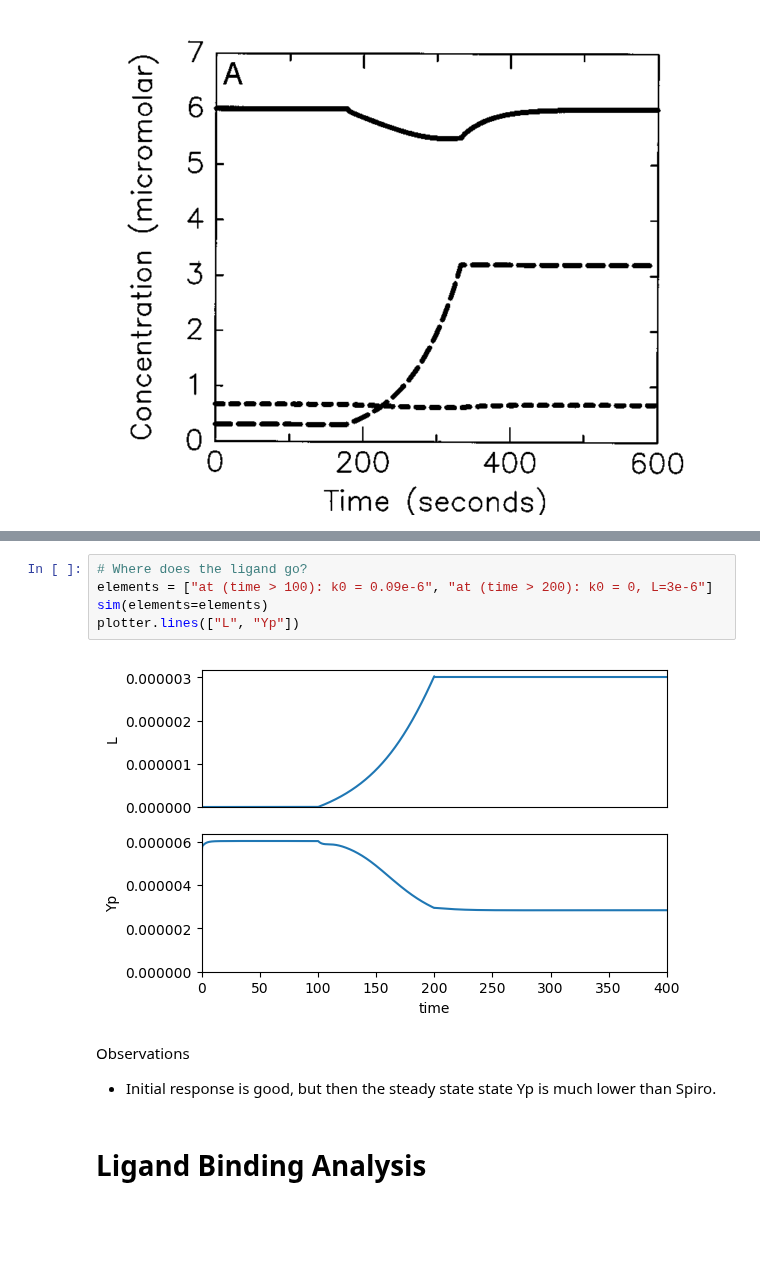
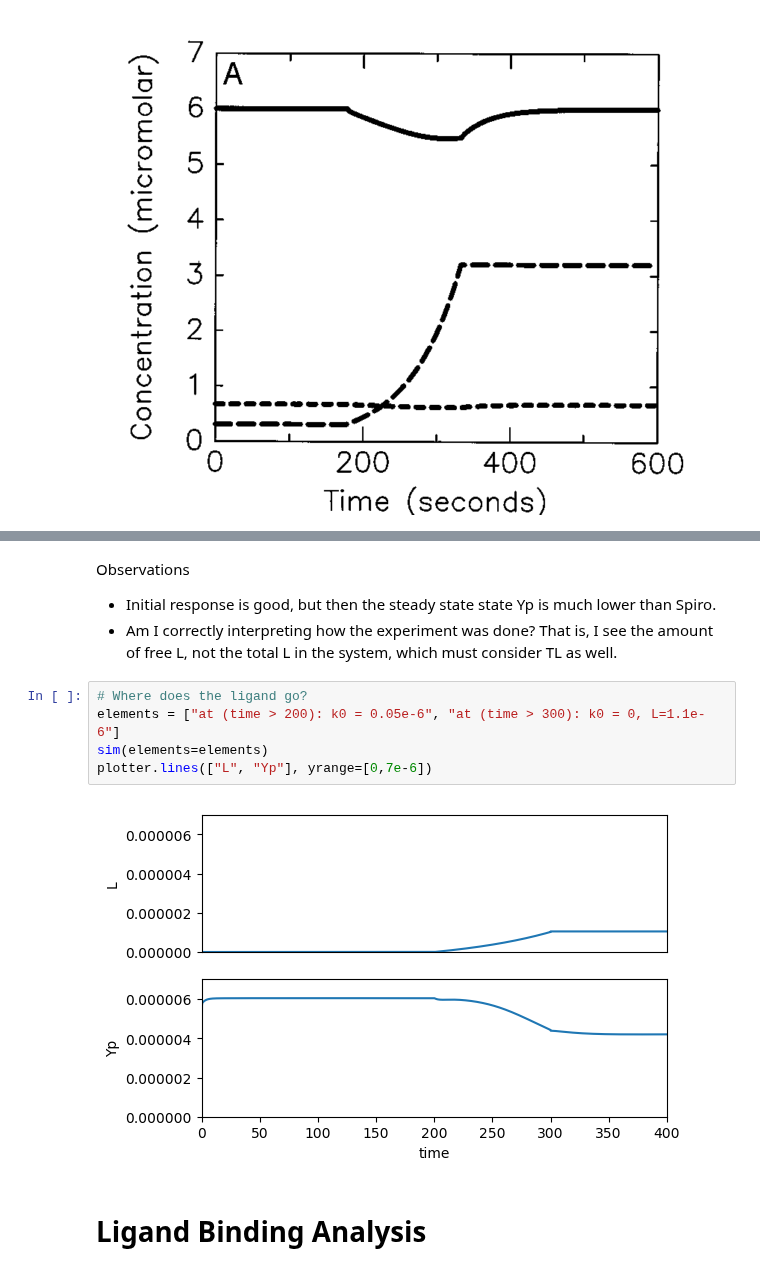
Before and after one commit to ScienceStacks/BioCellControl, a Jupyter notebook: Analysis/chemotaxis.ipynb, the cells around one changed output, grey strips where cells are left out. Saved outputs shown, nothing was run; the diff lists cells and outputs as text; blank space fills up the shorter version.

```diff
--- a/Analysis/chemotaxis.ipynb
+++ b/Analysis/chemotaxis.ipynb
@@ -218,13 +225,14 @@ display(Image(filename='img/spiro_ramp.png'))
+# %% [markdown]
+Observations
+- Initial response is good, but then the steady state state Yp is much lower than Spiro.
+- Am I correctly interpreting how the experiment was done? That is, I see the amount of free L, not the total L in the system, which must consider TL as well.
 # %%
 # Where does the ligand go?
-elements = ["at (time > 100): k0 = 0.09e-6", "at (time > 200): k0 = 0, L=3e-6"]
+elements = ["at (time > 200): k0 = 0.05e-6", "at (time > 300): k0 = 0, L=1.1e-6"]
 sim(elements=elements)
-plotter.lines(["L", "Yp"])
+plotter.lines(["L", "Yp"], yrange=[0,7e-6])
 # %% [output]
-[figure, old version]
+[figure, new version]
-# %% [markdown]
-Observations
-- Initial response is good, but then the steady state state Yp is much lower than Spiro.
 # %% [markdown]
 # Ligand Binding Analysis
 # %% [markdown]
```
Also changed, not shown: parts of 1 cell of this notebook.
